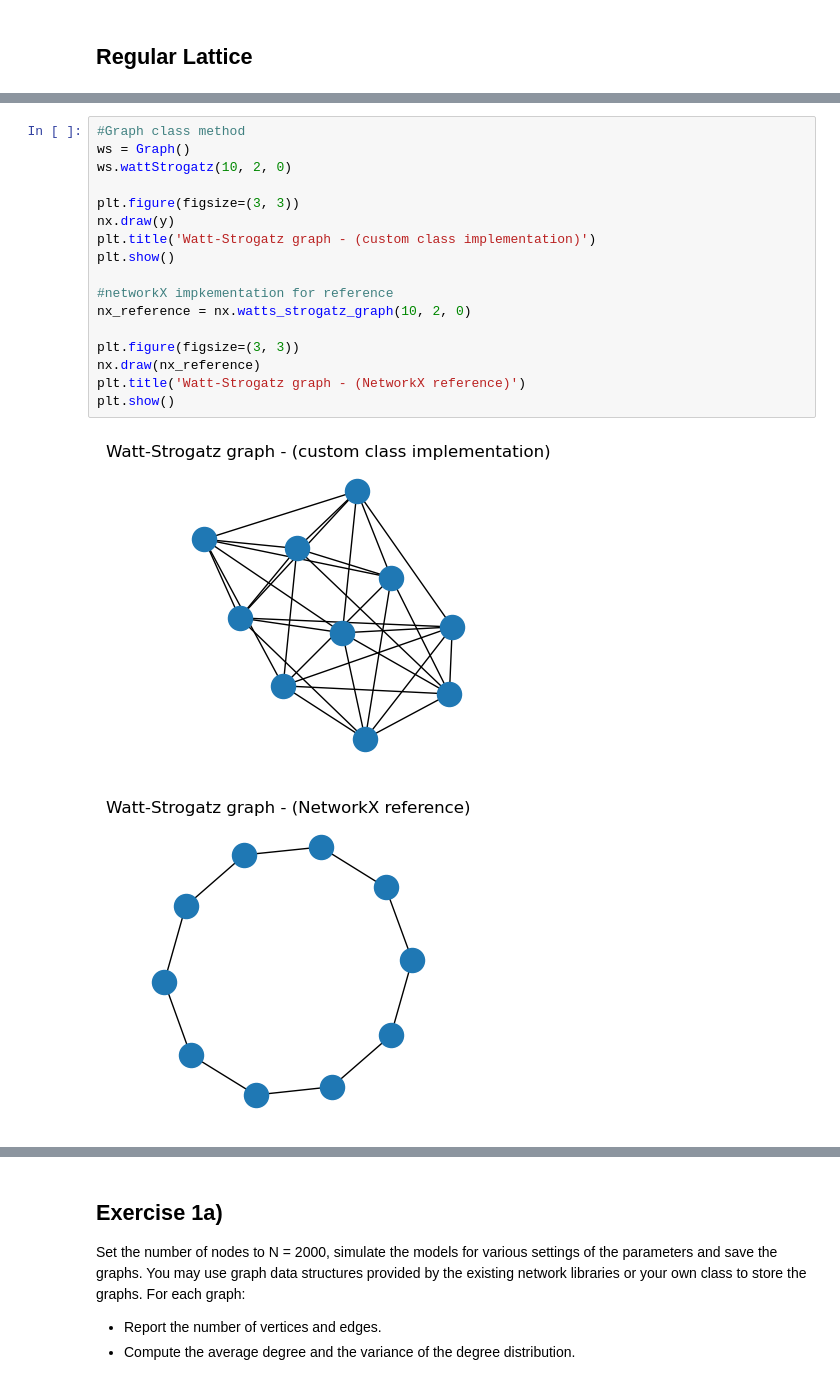
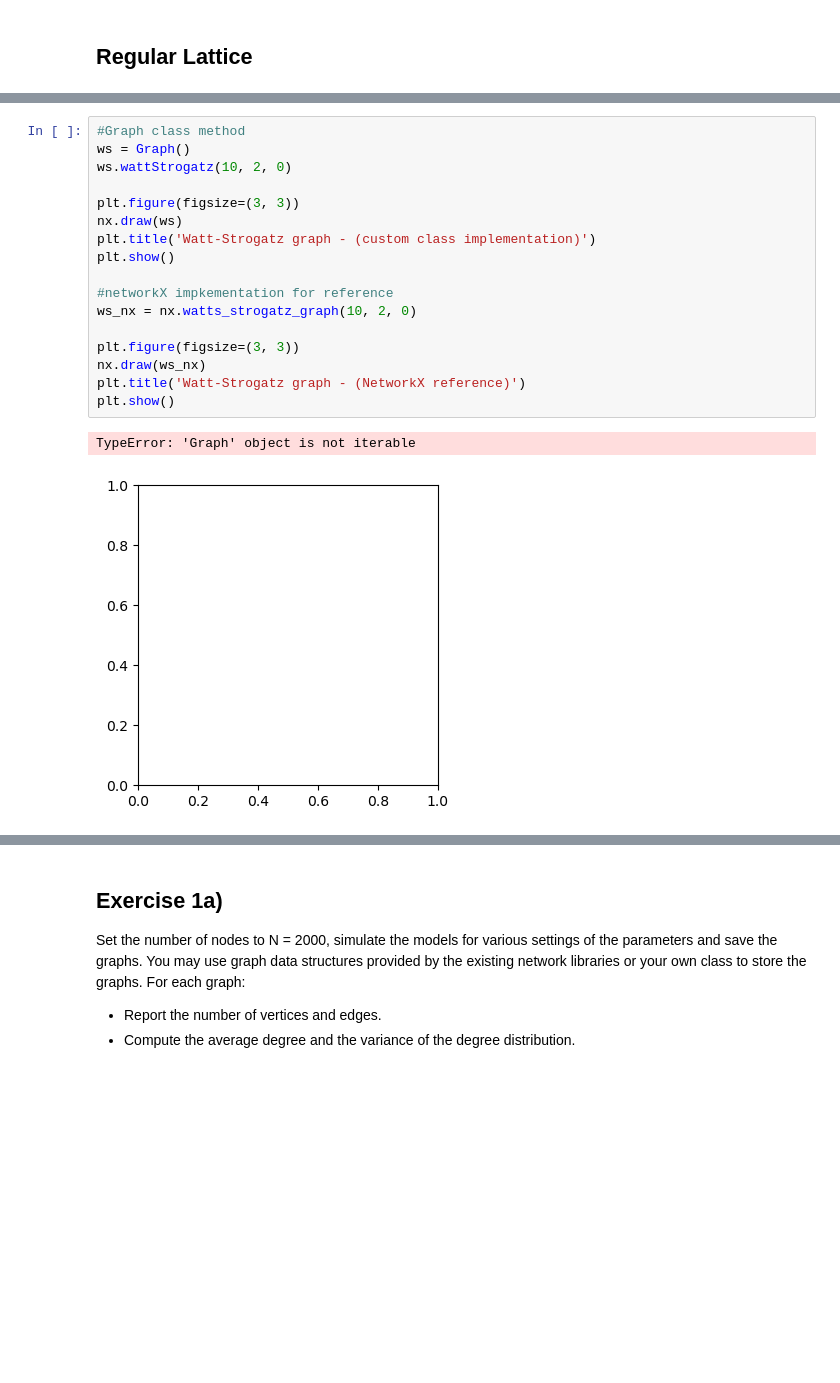
Before and after one commit to kaledgar/CplxNtwrk2023, a Jupyter notebook: CplxNtwrks3/list3_notebook.ipynb, the cells around one changed output, grey strips where cells are left out. Cells and saved outputs as stored; diff of their text form; blank space fills up the shorter version.

```diff
--- a/CplxNtwrks3/list3_notebook.ipynb
+++ b/CplxNtwrks3/list3_notebook.ipynb
@@ -271,23 +271,23 @@ print(regular.getEdges())
 # %%
 #Graph class method
 ws = Graph()
 ws.wattStrogatz(10, 2, 0)
 
 plt.figure(figsize=(3, 3))
-nx.draw(y)
+nx.draw(ws)
 plt.title('Watt-Strogatz graph - (custom class implementation)')
 plt.show()
 
 #networkX impkementation for reference
-nx_reference = nx.watts_strogatz_graph(10, 2, 0)
+ws_nx = nx.watts_strogatz_graph(10, 2, 0)
 
 plt.figure(figsize=(3, 3))
-nx.draw(nx_reference)
+nx.draw(ws_nx)
 plt.title('Watt-Strogatz graph - (NetworkX reference)')
 plt.show()
 # %% [output]
+TypeError: 'Graph' object is not iterable
-[figure, old version]
+[figure, new version]
-[figure, removed]
 # %%
 n = 200
 m = 1
```
Also changed, not shown: parts of 6 cells of this notebook, 22 other files.
